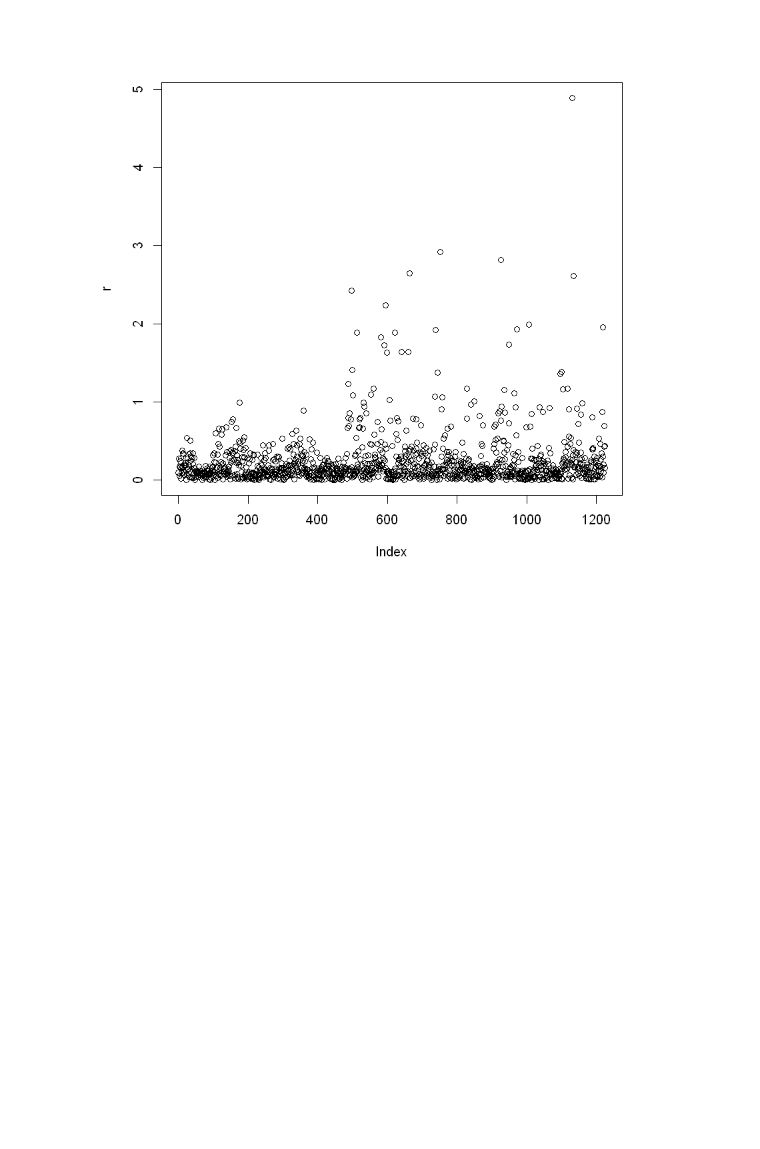
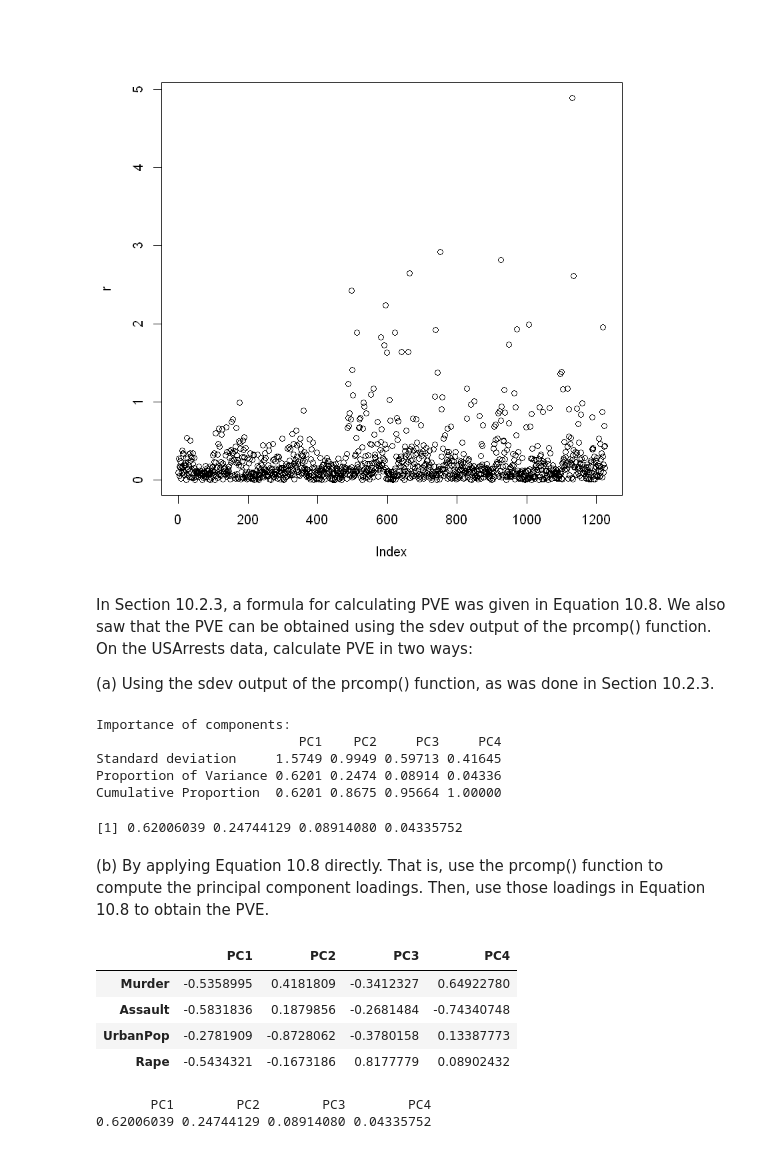
Before and after one commit to kuzn137/Statistical_problems, a Jupyter notebook: Ch10R.ipynb, the cells around one changed output. Drawn from its saved outputs; the diff is of its cells as text; code cells hidden in the pictures; blank space fills up the shorter version.

```diff
--- a/Ch10R.ipynb
+++ b/Ch10R.ipynb
@@ -70,3 +70,41 @@ summary(matc/matd)
 plot(r)
 # %% [output]
 [figure]
+# %% [markdown]
+In Section 10.2.3, a formula for calculating PVE was given in Equation 10.8. We also saw that the PVE can be obtained using the sdev
+output of the prcomp() function.
+On the USArrests data, calculate PVE in two ways:
+
+(a) Using the sdev output of the prcomp() function, as was done in
+Section 10.2.3.
+# %%
+pr.out=prcomp(USArrests, scale=TRUE)
+summary (pr.out)
+# %% [output]
+Importance of components:
+                          PC1    PC2     PC3     PC4
+Standard deviation     1.5749 0.9949 0.59713 0.41645
+Proportion of Variance 0.6201 0.2474 0.08914 0.04336
+Cumulative Proportion  0.6201 0.8675 0.95664 1.00000
+# %%
+pve =pr.out$sdev^2/sum(pr.out$sdev^2)
+pve
+# %% [output]
+[1] 0.62006039 0.24744129 0.08914080 0.04335752
+# %% [markdown]
+(b) By applying Equation 10.8 directly. That is, use the prcomp()
+function to compute the principal component loadings. Then,
+use those loadings in Equation 10.8 to obtain the PVE.
+# %%
+pr.out$rotation
+# %% [output]
+|  | PC1 | PC2 | PC3 | PC4 |
+| Murder | -0.5358995 | 0.4181809 | -0.3412327 | 0.64922780 |
+| Assault | -0.5831836 | 0.1879856 | -0.2681484 | -0.74340748 |
+| UrbanPop | -0.2781909 | -0.8728062 | -0.3780158 | 0.13387773 |
+| Rape | -0.5434321 | -0.1673186 | 0.8177779 | 0.08902432 |
+# %%
+apply((as.matrix(scale(USArrests)) %*% pr.out$rotation)^2, 2, sum)/sum(apply(as.matrix(scale(USArrests))^2, 2, sum))
+# %% [output]
+       PC1        PC2        PC3        PC4
+0.62006039 0.24744129 0.08914080 0.04335752
```
Also changed, not shown: parts of 1 cell of this notebook.
